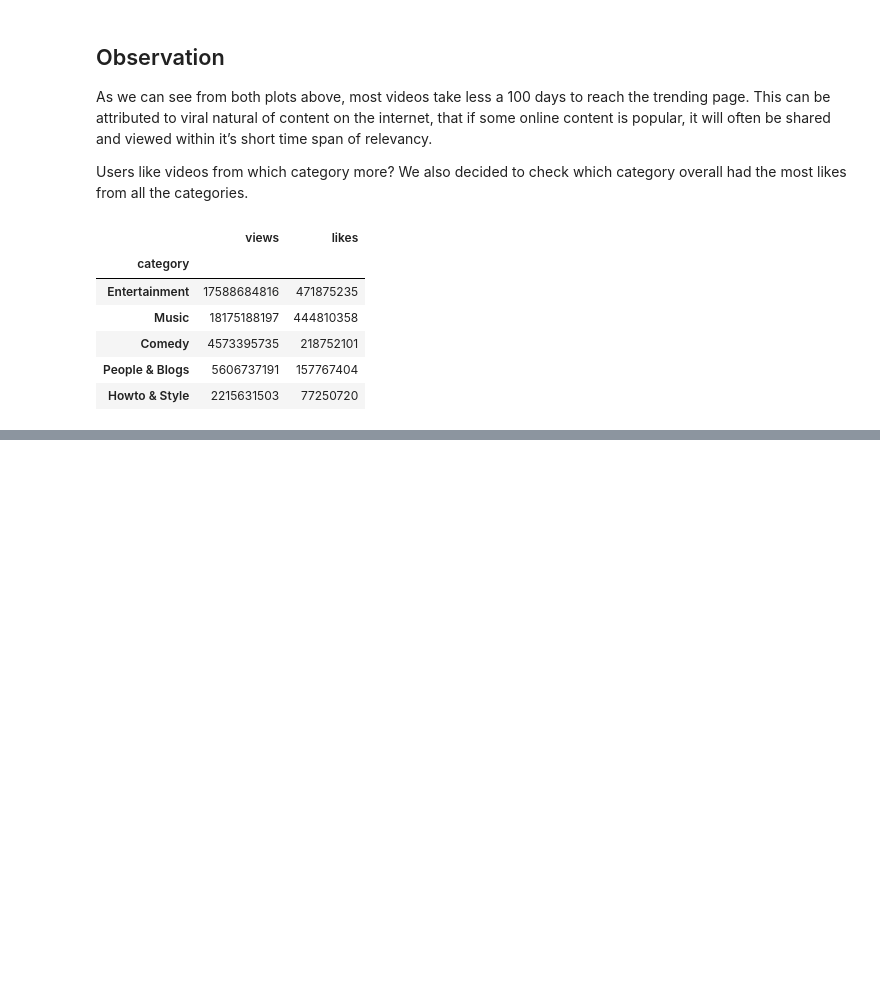
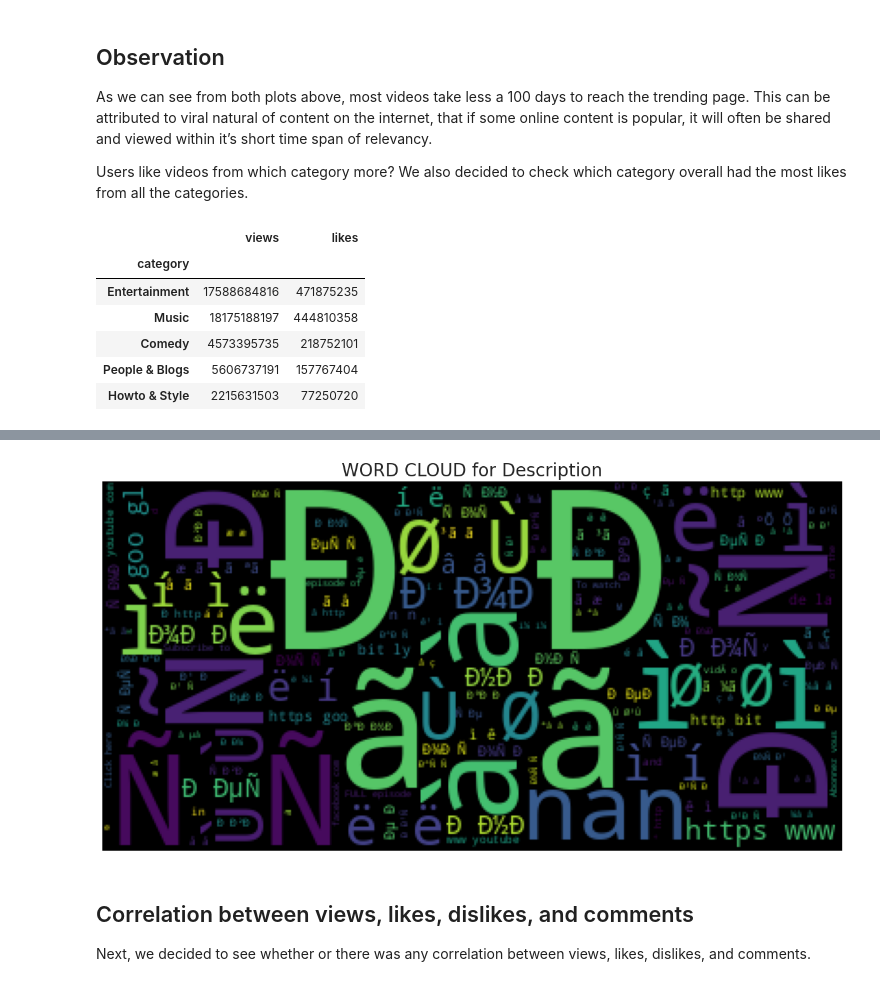
Before and after one commit to heidless-stillwater/data-cleaning, a Jupyter notebook: notebooks/clean-0.ipynb, the cells around one changed output, grey strips where cells are left out. Drawn from its saved outputs; the diff is of its cells as text; code cells hidden in the pictures; blank space fills up the shorter version.

```diff
--- a/notebooks/clean-0.ipynb
+++ b/notebooks/clean-0.ipynb
@@ -519,0 +561,22 @@ temp
+# %%
+# For description
+
+plt.figure(figsize = (15, 15))
+stopwords = set(STOPWORDS)
+wordcloud = WordCloud(
+background_color = 'black',
+stopwords = stopwords,
+max_words = 1000,
+max_font_size = 120,
+random_state = 42
+).generate(str(combined_df['description']))
+
+plt.imshow(wordcloud)
+plt.title('WORD CLOUD for Description', fontsize = 20)
+plt.axis('off')
+plt.show()
+# %% [output]
+[figure, added]
+# %% [markdown]
+## Correlation between views, likes, dislikes, and comments
+Next, we decided to see whether or there was any correlation between views, likes, dislikes, and comments.
```
Also changed, not shown: parts of 9 cells of this notebook.
